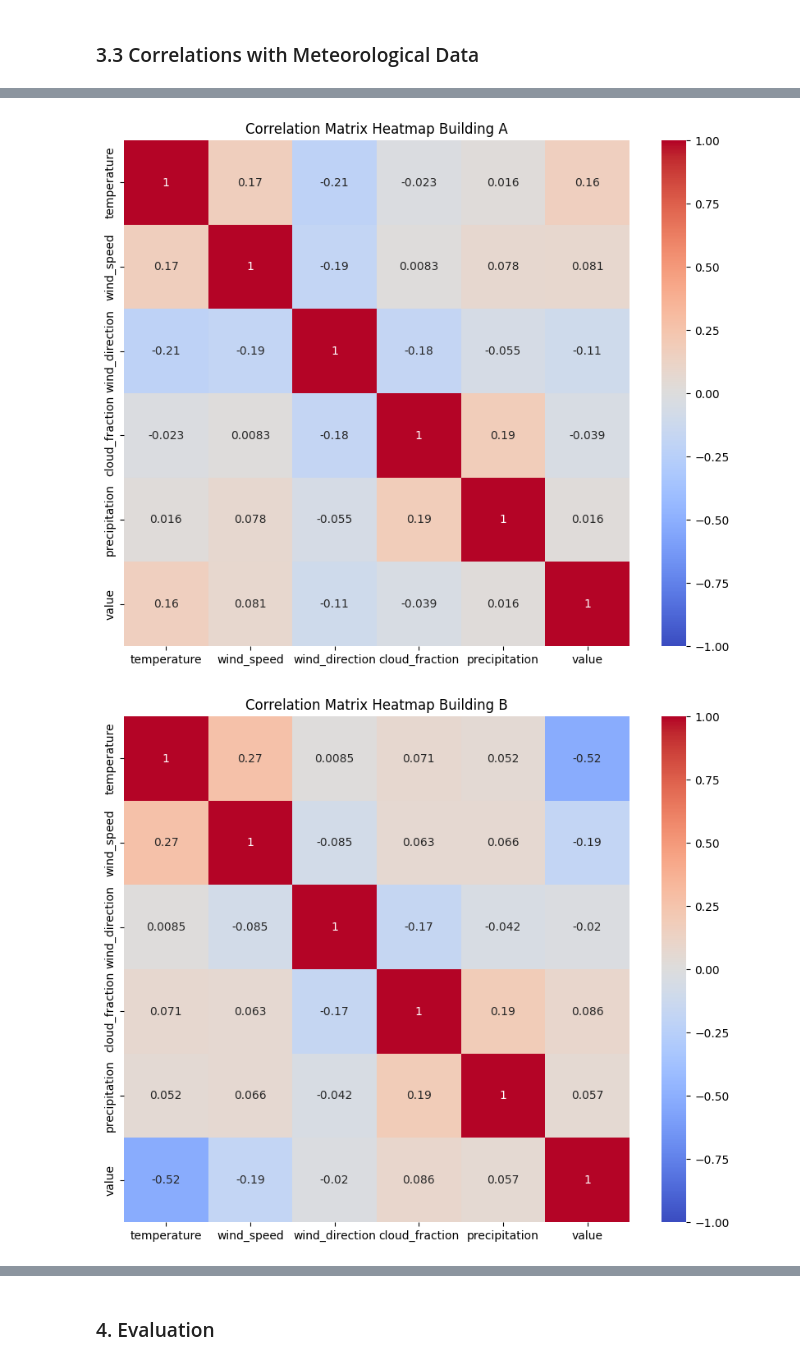
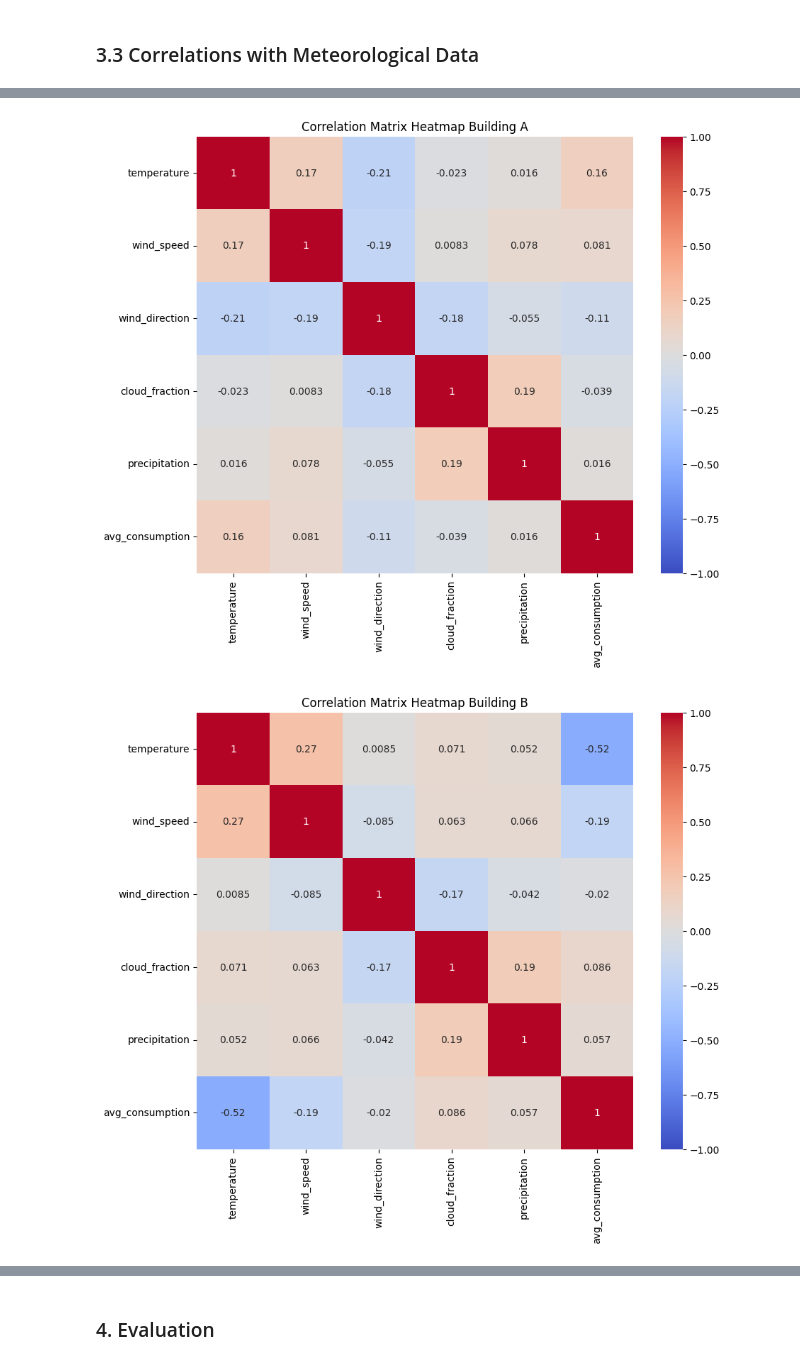
Before and after one commit to MatsNissen-Lie/SolarEnergyImpact, a Jupyter notebook: simen/analyse.ipynb, the cells around one changed output, grey strips where cells are left out. Cells and saved outputs as stored; diff of their text form; code cells hidden in the pictures.

```diff
--- a/simen/analyse.ipynb
+++ b/simen/analyse.ipynb
@@ -195,3 +196,9 @@ wind_direction    0
 cloud_fraction    0
 precipitation     0
 dtype: int64
+# %%
+building_A_df = building_A_df.rename(columns={'value': 'total_consumption'})
+building_B_df = building_B_df.rename(columns={'value': 'total_consumption'})
+building_C_df = building_C_df.rename(columns={'value': 'total_consumption'})
+
+building_B_df.head()
@@ -369,0 +425,7 @@ main_building_df.head()
+# %%
+#Remove from Reference Buildings
+building_A_df = building_A_df.drop(columns=['energy_source', 'direction', 'meter_name'])
+building_B_df = building_B_df.drop(columns=['energy_source', 'direction', 'meter_name'])
+building_C_df = building_C_df.drop(columns=['energy_source', 'direction', 'meter_name'])
+
+building_A_df.head()
@@ -369,0 +442,15 @@ main_building_df.head()
+# %%
+#We need to account for the different sizes of the buildings
+sizes = {
+    '707057500042745649': 1199,
+    '707057500038344962': 1167,
+    '707057500085390523': 1095,
+    '707057500042201572': 1384,
+}
+# %%
+#Reference buildings
+building_A_df["avg_consumption"] = building_A_df["total_consumption"] / sizes[building_A_df["meter_id"].iloc[0]]
+building_B_df["avg_consumption"] = building_B_df["total_consumption"] / sizes[building_B_df["meter_id"].iloc[0]]
+building_C_df["avg_consumption"] = building_C_df["total_consumption"] / sizes[building_C_df["meter_id"].iloc[0]]
+
+building_C_df.head()
@@ -585,33 +719,33 @@ plt.show()
 # %%
 #We check if there are any correlations for the other buildings
 
 # Generate the correlation matrix
-correlation_matrix_A = building_A_df[["temperature", "wind_speed", "wind_direction", "cloud_fraction", "precipitation", "value"]].corr()
-correlation_matrix_B = building_B_df[["temperature", "wind_speed", "wind_direction", "cloud_fraction", "precipitation", "value"]].corr()
-correlation_matrix_C = building_C_df[["temperature", "wind_speed", "wind_direction", "cloud_fraction", "precipitation", "value"]].corr()
+correlation_matrix_A = building_A_df[["temperature", "wind_speed", "wind_direction", "cloud_fraction", "precipitation", "avg_consumption"]].corr()
+correlation_matrix_B = building_B_df[["temperature", "wind_speed", "wind_direction", "cloud_fraction", "precipitation", "avg_consumption"]].corr()
+correlation_matrix_C = building_C_df[["temperature", "wind_speed", "wind_direction", "cloud_fraction", "precipitation", "avg_consumption"]].corr()
 
 #Building A
 plt.figure(figsize=(10, 8))
 sns.heatmap(correlation_matrix_A, annot=True, cmap='coolwarm', vmin=-1, vmax=1, square=True)
 plt.title("Correlation Matrix Heatmap Building A")
 plt.show()
 
 #Building B
 plt.figure(figsize=(10, 8))
 sns.heatmap(correlation_matrix_B, annot=True, cmap='coolwarm', vmin=-1, vmax=1, square=True)
 plt.title("Correlation Matrix Heatmap Building B")
 plt.show()
 
 #Building C
 plt.figure(figsize=(10, 8))
 sns.heatmap(correlation_matrix_C, annot=True, cmap='coolwarm', vmin=-1, vmax=1, square=True)
 plt.title("Correlation Matrix Heatmap Building C")
 plt.show()
 
 '''
 There seems to be a correlations with consumption(import) and temperature for all buildings.
 For the Main Building the Solar_consumption seems to negate the correlation with temperature when it comes to total_consumption.
 '''
 # %% [output]
-[figure, old version]
+[figure, new version]
-[figure, old version]
+[figure, new version]
```
Also changed, not shown: parts of 39 cells of this notebook, 1 other file.
